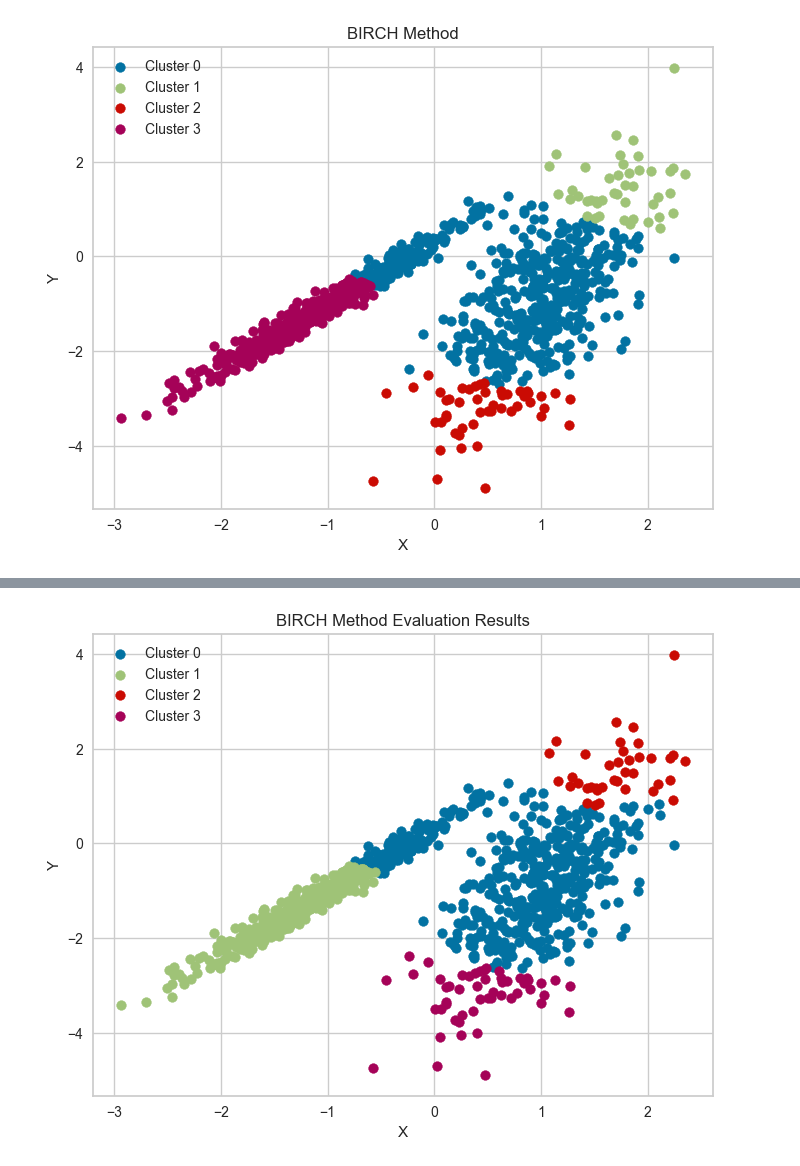
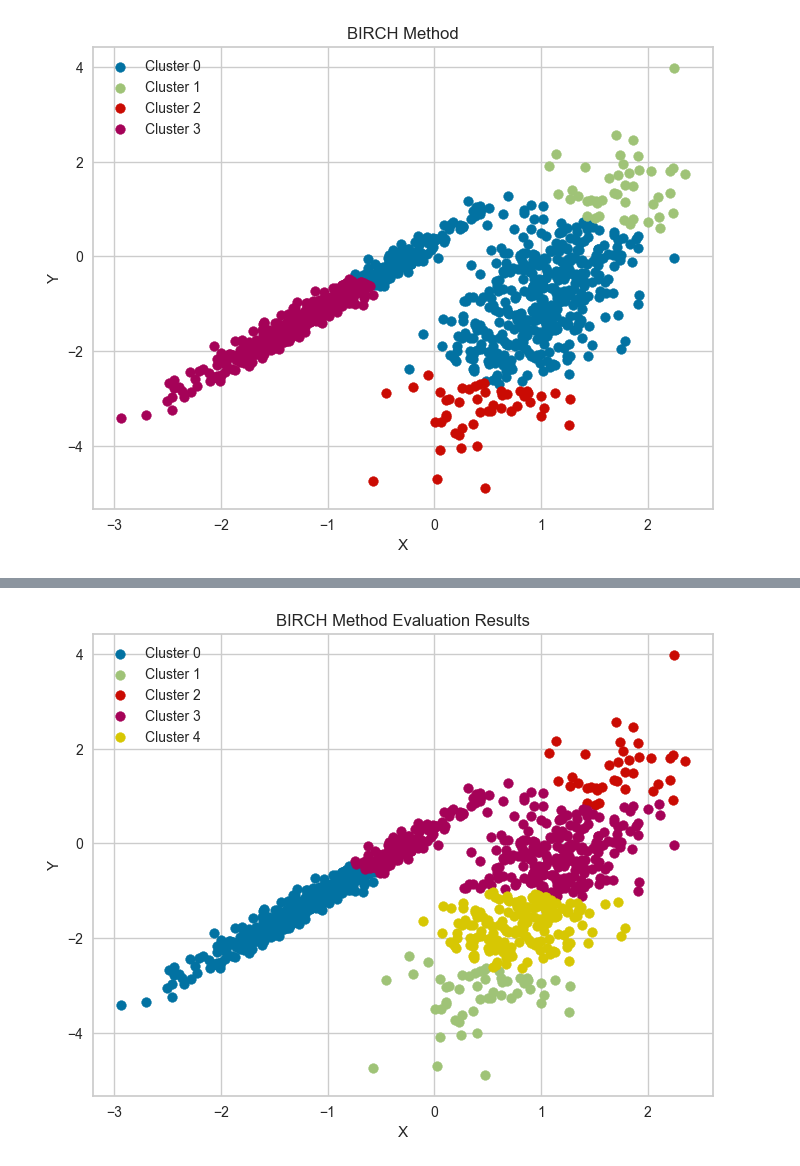
Before and after one commit to Joao-Bornelli/Clusterization, a Jupyter notebook: clusterization.ipynb, the cells around one changed output, grey strips where cells are left out. Saved outputs shown, nothing was run; the diff lists cells and outputs as text; code cells hidden in the pictures.

```diff
--- a/clusterization.ipynb
+++ b/clusterization.ipynb
@@ -272,20 +276,24 @@ visualizer.show()
 <Axes: title={'center': 'Distortion Score Elbow for Birch Clustering'}, xlabel='k', ylabel='distortion score'>
 # %%
+#O resultado da avaliação elbow do metodo birch retornou 9 clusters
+#Porém o gráfico apresentou 2 elbows, sendo o resultado do primeiro mais equilibrado
+#
+
 data = df.copy()
 
-birch = Birch(n_clusters=4,threshold=0.4).fit(data)
+birch = Birch(n_clusters=5,threshold=0.4).fit(data)
 data['cluster'] = birch.fit_predict(data)
 
 plt.figure(figsize=(8, 6))
 
 for label in np.unique(birch.labels_):
     cluster_data = data[data['cluster'] == label]
     plt.scatter(cluster_data['x'], cluster_data['y'], label=f'Cluster {label}')
 
 plt.title('BIRCH Method Evaluation Results')
 plt.xlabel('X')
 plt.ylabel('Y')
 plt.legend()
 plt.show()
 # %% [output]
-[figure, old version]
+[figure, new version]
```
Also changed, not shown: parts of 7 cells of this notebook, 2 other files.
